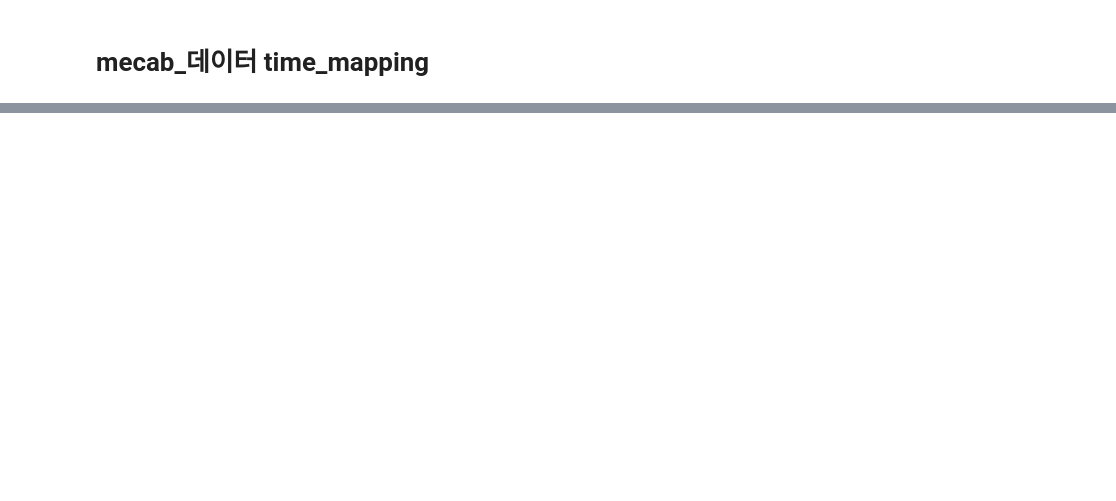
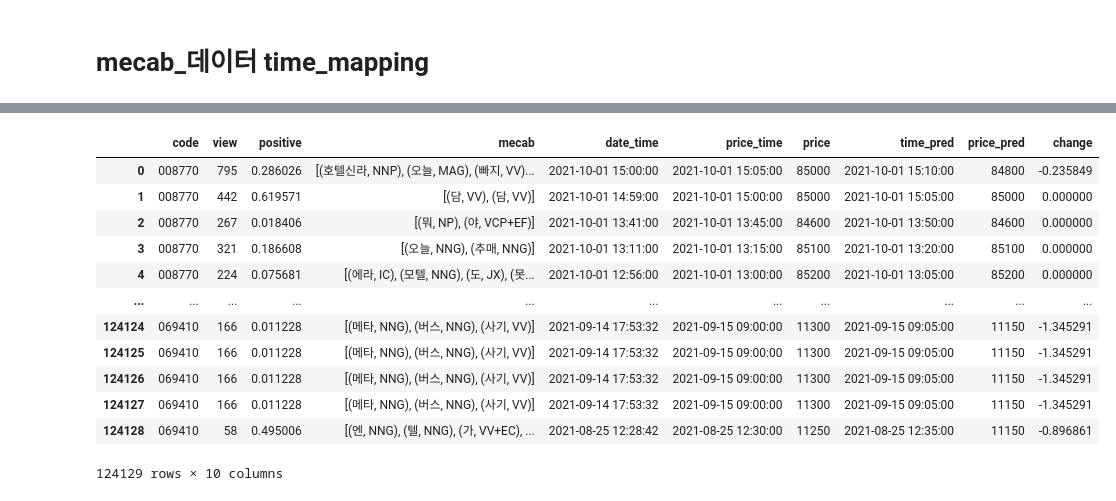
Before and after one commit to jayleenym/AYOA, a Jupyter notebook: 감성사전/감성사전만들기.ipynb, the cells around one changed output, grey strips where cells are left out. Drawn from its saved outputs; the diff is of its cells as text; code cells hidden in the pictures; blank space fills up the shorter version.

```diff
--- a/감성사전/감성사전만들기.ipynb
+++ b/감성사전/감성사전만들기.ipynb
@@ -211,0 +358,24 @@ STOCK_PRICE.to_pickle('./STOCK_PRICE.pkl')
+# %%
+OPINION = pd.read_pickle("./DATA_map.pkl")
+STOCK_PRICE = pd.read_pickle('./STOCK_PRICE_map.pkl')
+# %%
+STOCK_PRICE['date_time'] = STOCK_PRICE.date
+STOCK_PRICE['time'] = STOCK_PRICE.date.apply(lambda x: x.time())
+STOCK_PRICE.date = STOCK_PRICE.date.apply(lambda x: x.date())
+
+OPINION['date_time'] = OPINION.date
+OPINION['time'] = OPINION.date.apply(lambda x: x.time())
+OPINION['date'] = OPINION.date.apply(lambda x: x.date())
+# %%
+DATA = OPINION.drop(columns = ['title', 'nsmc', 'shop', 'time'])
+DATA.time_map += 1
+# 10시 3분 게시글? 10시 5분 주가에 영향
+# 장 마감 이후 게시글? 14시 이후는 다음날 9시, 08시 이전은 당일 9시
+for i in tqdm(range(len(DATA))):
+    if DATA.date_time[i].time() >= datetime.time(16, 0):
+        DATA.loc[i, 'price_time'] = datetime.datetime.combine((DATA.date_time[i] + datetime.timedelta(days = 1)).date(),datetime.time(9,0))
+    elif DATA.date_time[i].time() < datetime.time(9, 0):
+       DATA.loc[i, 'price_time'] = datetime.datetime.combine(DATA.date_time[i].date(), datetime.time(9,0))
+    else:
+        DATA.loc[i, 'price_time'] = datetime.datetime.combine(DATA.date_time[i].date(), TIME_MAPPING[DATA.time_map[i]][0].time())
+DATA
@@ -211,0 +436,17 @@ STOCK_PRICE.to_pickle('./STOCK_PRICE.pkl')
+# %%
+DATA['change'] = (DATA['price_pred'] - DATA.price) / DATA.price_pred * 100
+DATA
+# %% [output]
+|  | code | view | positive | mecab | date_time | price_time | price | time_pred | price_pred | change |
+| 0 | 008770 | 795 | 0.286026 | [(호텔신라, NNP), (오늘, MAG), (빠지, VV)... | 2021-10-01 15:00:00 | 2021-10-01 15:05:00 | 85000 | 2021-10-01 15:10:00 | 84800 | -0.235849 |
+| 1 | 008770 | 442 | 0.619571 | [(담, VV), (담, VV)] | 2021-10-01 14:59:00 | 2021-10-01 15:00:00 | 85000 | 2021-10-01 15:05:00 | 85000 | 0.000000 |
+| 2 | 008770 | 267 | 0.018406 | [(뭐, NP), (야, VCP+EF)] | 2021-10-01 13:41:00 | 2021-10-01 13:45:00 | 84600 | 2021-10-01 13:50:00 | 84600 | 0.000000 |
+| 3 | 008770 | 321 | 0.186608 | [(오늘, NNG), (추매, NNG)] | 2021-10-01 13:11:00 | 2021-10-01 13:15:00 | 85100 | 2021-10-01 13:20:00 | 85100 | 0.000000 |
+| 4 | 008770 | 224 | 0.075681 | [(에라, IC), (모텔, NNG), (도, JX), (못... | 2021-10-01 12:56:00 | 2021-10-01 13:00:00 | 85200 | 2021-10-01 13:05:00 | 85200 | 0.000000 |
+| ... | ... | ... | ... | ... | ... | ... | ... | ... | ... | ... |
+| 124124 | 069410 | 166 | 0.011228 | [(메타, NNG), (버스, NNG), (사기, VV)] | 2021-09-14 17:53:32 | 2021-09-15 09:00:00 | 11300 | 2021-09-15 09:05:00 | 11150 | -1.345291 |
+| 124125 | 069410 | 166 | 0.011228 | [(메타, NNG), (버스, NNG), (사기, VV)] | 2021-09-14 17:53:32 | 2021-09-15 09:00:00 | 11300 | 2021-09-15 09:05:00 | 11150 | -1.345291 |
+| 124126 | 069410 | 166 | 0.011228 | [(메타, NNG), (버스, NNG), (사기, VV)] | 2021-09-14 17:53:32 | 2021-09-15 09:00:00 | 11300 | 2021-09-15 09:05:00 | 11150 | -1.345291 |
+| 124127 | 069410 | 166 | 0.011228 | [(메타, NNG), (버스, NNG), (사기, VV)] | 2021-09-14 17:53:32 | 2021-09-15 09:00:00 | 11300 | 2021-09-15 09:05:00 | 11150 | -1.345291 |
+| 124128 | 069410 | 58 | 0.495006 | [(엔, NNG), (텔, NNG), (가, VV+EC), ... | 2021-08-25 12:28:42 | 2021-08-25 12:30:00 | 11250 | 2021-08-25 12:35:00 | 11150 | -0.896861 |
+124129 rows × 10 columns
```
Also changed, not shown: parts of 45 cells of this notebook, 6 other files.
